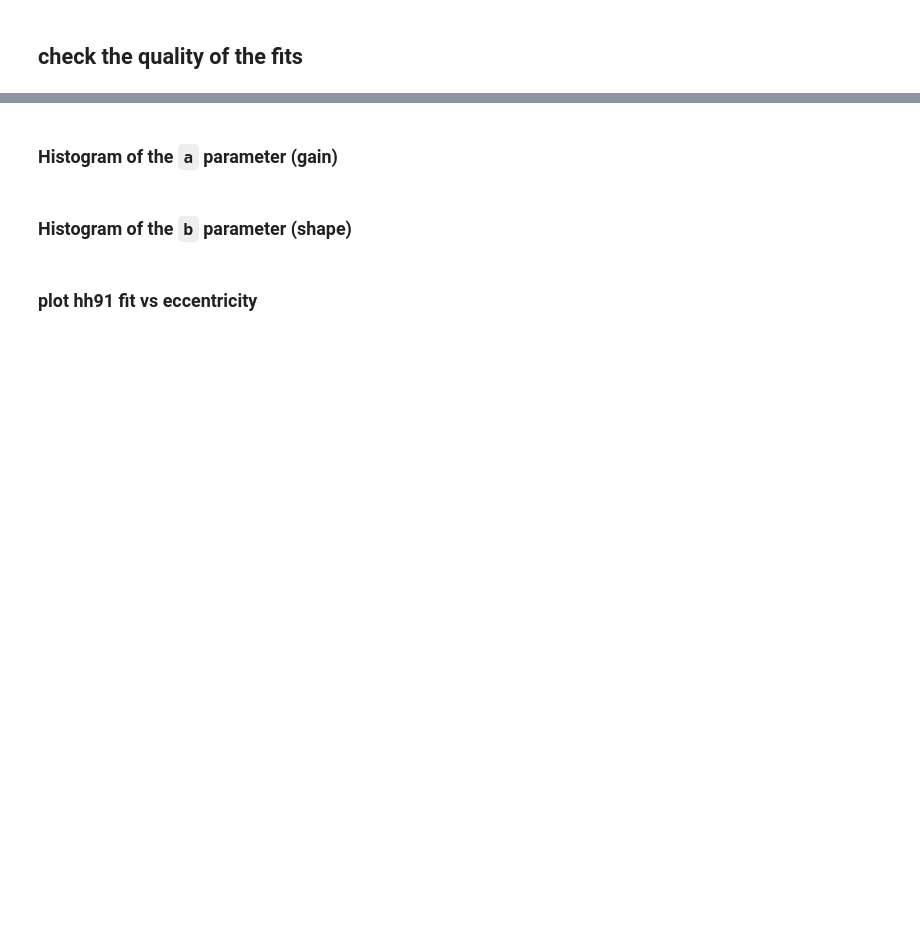
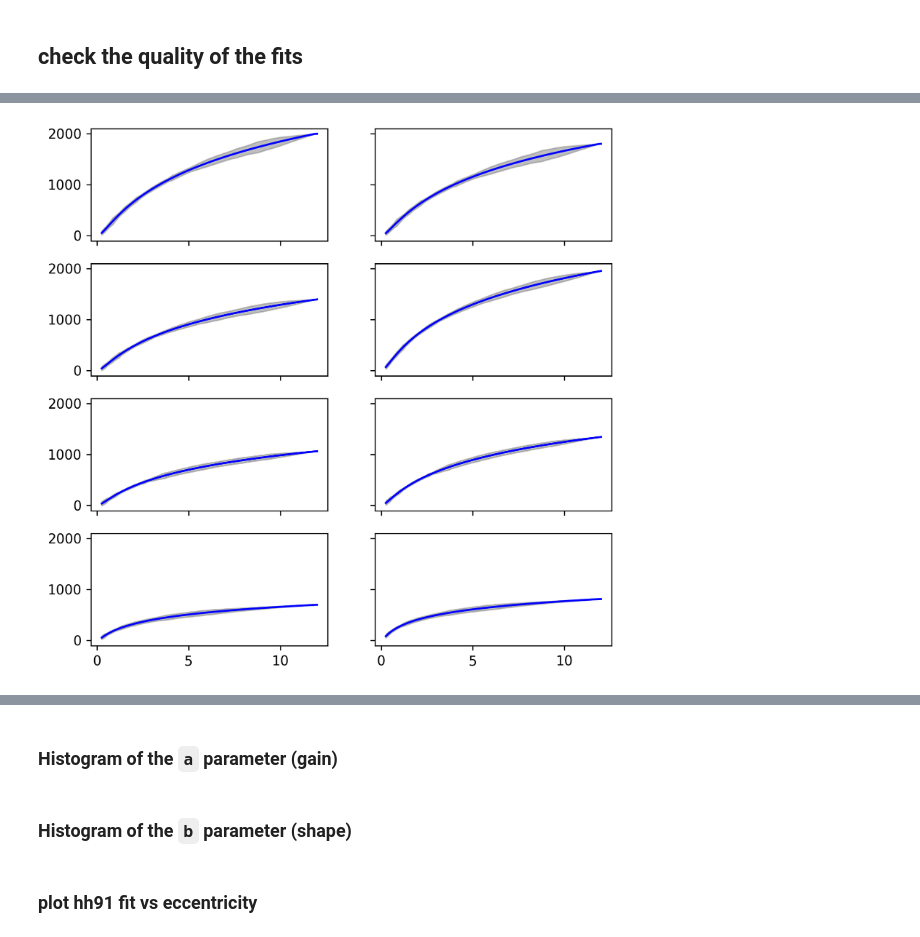
Before and after one commit to noahbenson/cortical-crowding, a Jupyter notebook: notebooks/dev.ipynb, the cells around one changed output, grey strips where cells are left out. Drawn from its saved outputs; the diff is of its cells as text; code cells hidden in the pictures; blank space fills up the shorter version.

```diff
--- a/notebooks/dev.ipynb
+++ b/notebooks/dev.ipynb
@@ -286 +359,39 @@ HH91_params[HH91_params['sid']=='sub-wlsubj070']
+# %%
+# Figure for showing that our fits in general for subjects are good:
+# (1) Use the average a and b parameters for the hemisphere/area to make the blue (normalized fit) lines
+# (2) Add an additional shaded region showing not the median error but the 75 percentile of the error in a lighter gray
+# (3) We should generate figures (like the next cell) for all subjects for the supplemental materials.
+
+#sid = 'sub-wlsubj176'
+sid = sids_orig[1]
+
+hh91_fits = HH91_params[HH91_params['sid'] == sid]
+
+(fig, axs) = plt.subplots(4, 2, figsize=(7, 7), dpi=288, sharex=True, sharey=True)
+
+for i, lbl in enumerate([1, 2, 3, 4]):
+    for j, hemi in enumerate(['lh','rh']):
+        ax = axs[i, j]
+        hfit_row = hh91_fits[(hh91_fits['label'] == lbl) & (hh91_fits['h'] == hemi)]
+
+        a = hfit_row['a'].values[0]
+        b = hfit_row['b'].values[0]
+
+        (ecc,srf) = cmag_basics(sid, hemi, lbl)
+        ii = np.argsort(ecc)
+        ecc = ecc[ii]
+        cum_area = np.cumsum(srf[ii])
+
+        cumarea_fit = cc.cmag.HH91_integral(ecc, a, b)
+
+        cumarea_fit = np.interp(std_ecc, ecc, cumarea_fit)
+        diff_mtx = diffs[h][lbl - 1]
+        ii = np.isfinite(diff_mtx)
+        diff_mtx[ii] = np.abs(diff_mtx[ii])
+        diff = np.nanmedian(diff_mtx, axis=0)
+
+        ax.plot(std_ecc, cumarea_fit, label="fit", color='blue')
+        ax.fill_between(std_ecc, cumarea_fit - diff, cumarea_fit + diff, color='0.5', alpha=0.5)
+# %% [output]
+[figure, added]
 # %%
```
Also changed, not shown: parts of 7 cells of this notebook.
